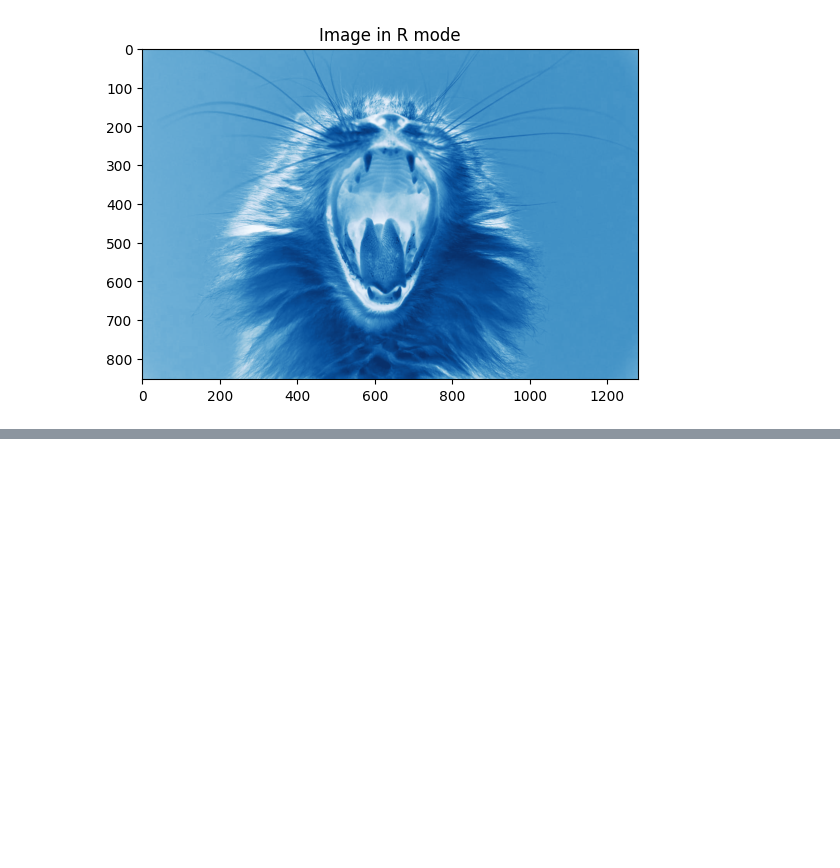
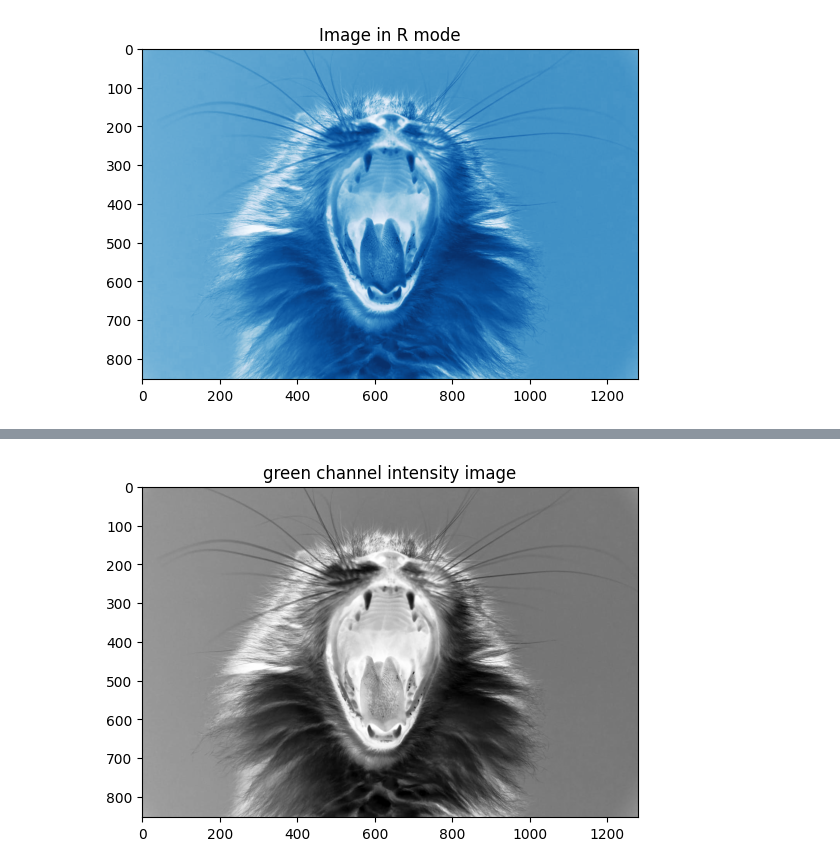
Before and after one commit to kazrkb/iub-imgpros-class-01, a Jupyter notebook: c-1.ipynb, the cells around one changed output, grey strips where cells are left out. Saved outputs shown, nothing was run; the diff lists cells and outputs as text; code cells hidden in the pictures; blank space fills up the shorter version.

```diff
--- a/c-1.ipynb
+++ b/c-1.ipynb
@@ -70,0 +79,7 @@ plt.show()
+# %%
+
+plt.imshow(g , cmap="Grays")
+plt.title("green channel intensity image")
+plt.show()
+# %% [output]
+[figure, added]
```
Also changed, not shown: parts of 2 cells of this notebook.
